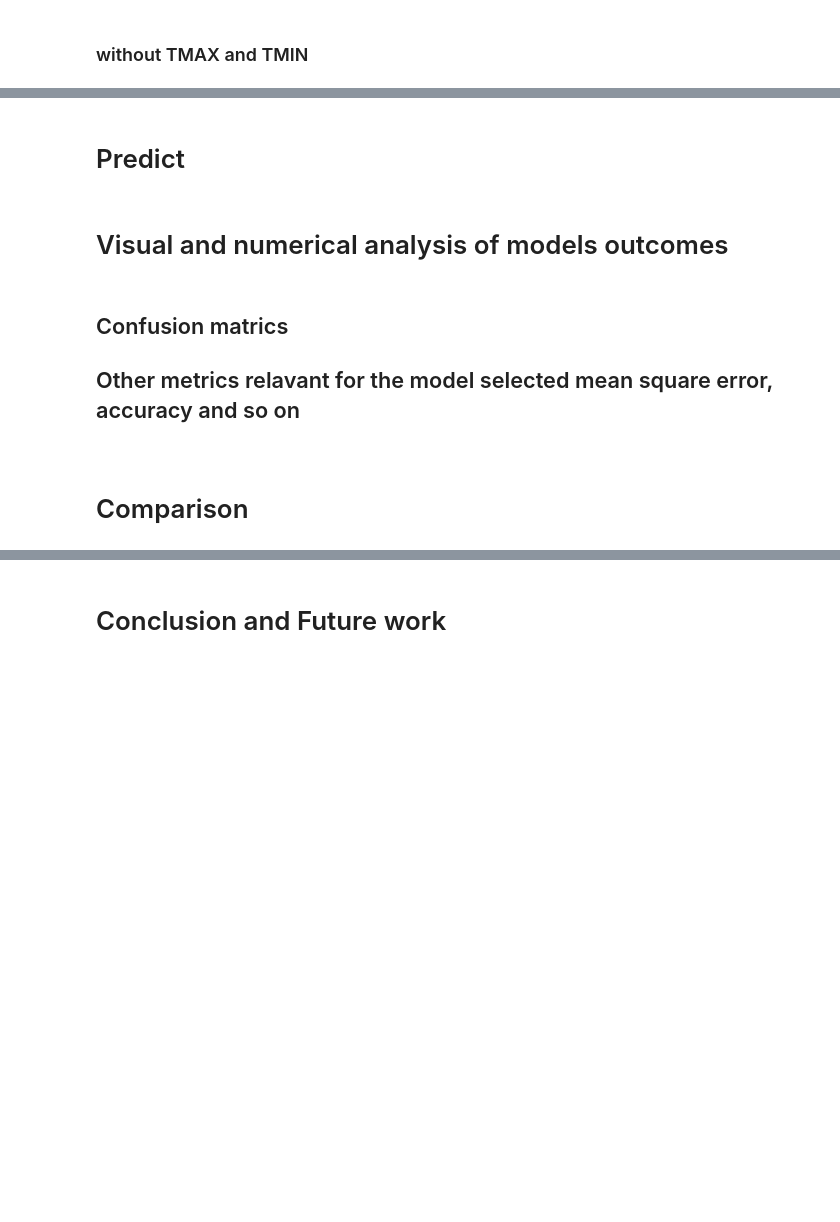
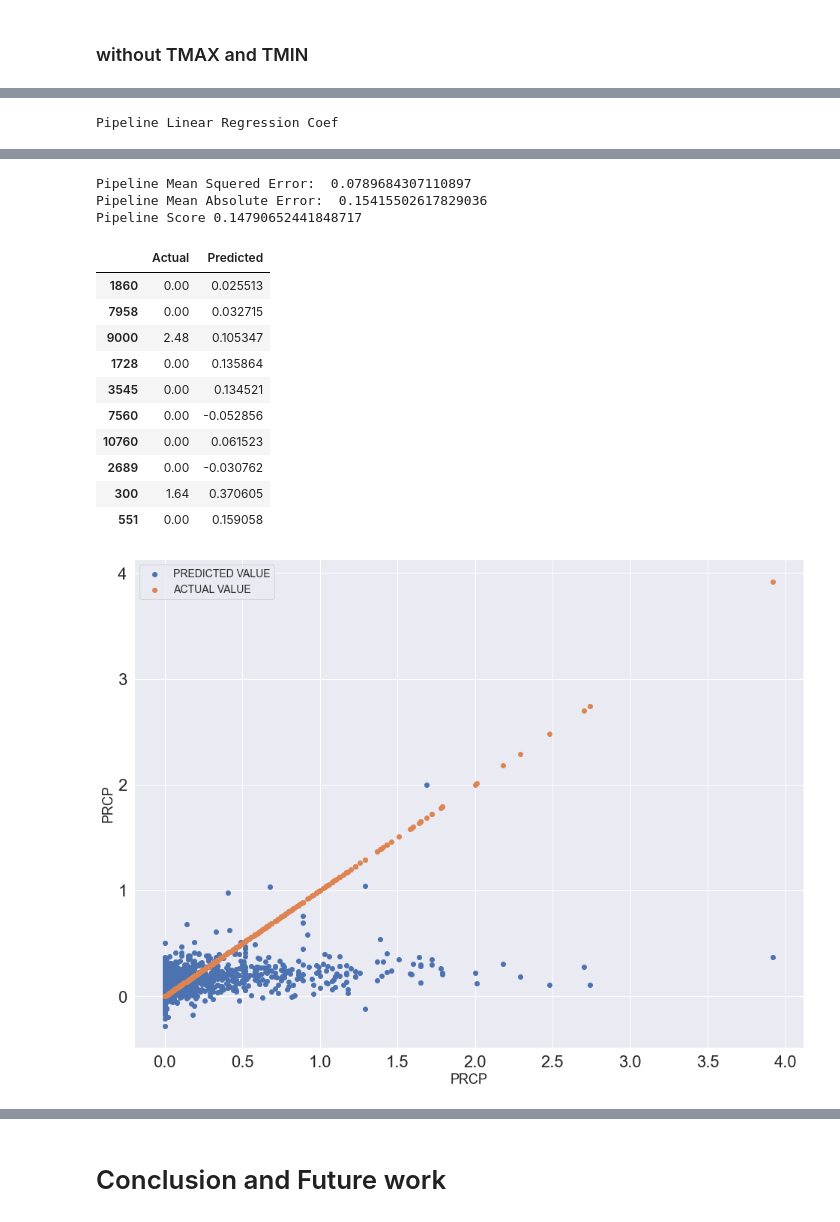
Before and after one commit to Alex-Kamenev/Weather_Data_Prediction_Models, a Jupyter notebook: Weather_Data_Predictive_Models.ipynb, the cells around one changed output, grey strips where cells are left out. Cells and saved outputs as stored; diff of their text form; code cells hidden in the pictures; blank space fills up the shorter version.

Commit message:
random forest + finish plots for all models

```diff
--- a/Weather_Data_Predictive_Models.ipynb
+++ b/Weather_Data_Predictive_Models.ipynb
@@ -356,11 +320,9 @@ plt.scatter(Y_test, Y_pred)
-# %% [markdown]
-# Predict
-# %% [markdown]
-# Visual and numerical analysis of models outcomes
-# %% [markdown]
-## Confusion matrics
-## Other metrics relavant for the model selected mean square error, accuracy and so on
-# %% [markdown]
-<!--  -->
-# %% [markdown]
-# Comparison
+# %%
+# exctract df with feature for prediction
+df = data.drop(weather_df, ['STATION', 'id', 'SUM_TAVG', 'NAME', 'DATE'])
+df = md.one_hot_encode(df, 'COUNTY')
+
+# build model, fit and predict
+Y_pred, Y_test = md.linear_reg(df, 'PRCP', 0.2)
+# %% [output]
+Pipeline Linear Regression Coef
@@ -366,0 +346,15 @@ plt.scatter(Y_test, Y_pred)
+Pipeline Mean Squered Error:  0.0789684307110897
+Pipeline Mean Absolute Error:  0.15415502617829036
+Pipeline Score 0.14790652441848717
+|  | Actual | Predicted |
+| 1860 | 0.00 | 0.025513 |
+| 7958 | 0.00 | 0.032715 |
+| 9000 | 2.48 | 0.105347 |
+| 1728 | 0.00 | 0.135864 |
+| 3545 | 0.00 | 0.134521 |
+| 7560 | 0.00 | -0.052856 |
+| 10760 | 0.00 | 0.061523 |
+| 2689 | 0.00 | -0.030762 |
+| 300 | 1.64 | 0.370605 |
+| 551 | 0.00 | 0.159058 |
+[figure, added]
```
Also changed, not shown: parts of 30 cells of this notebook, 1 other file.
